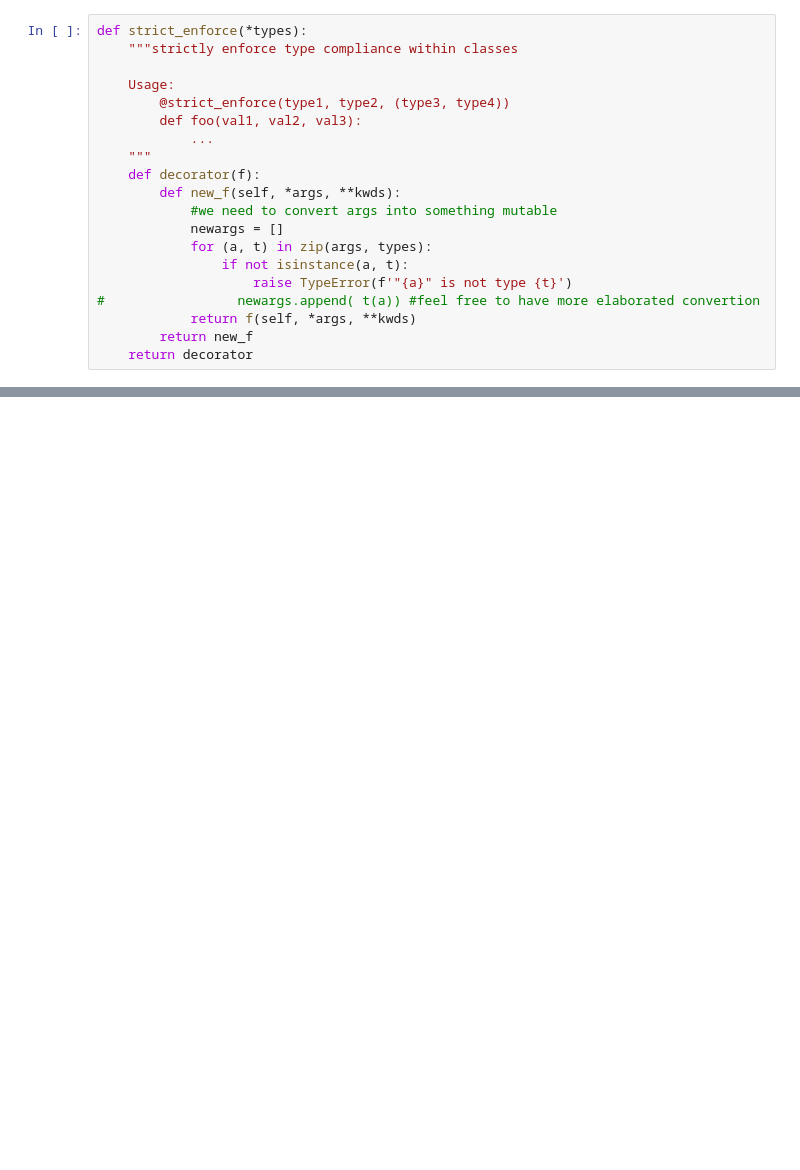
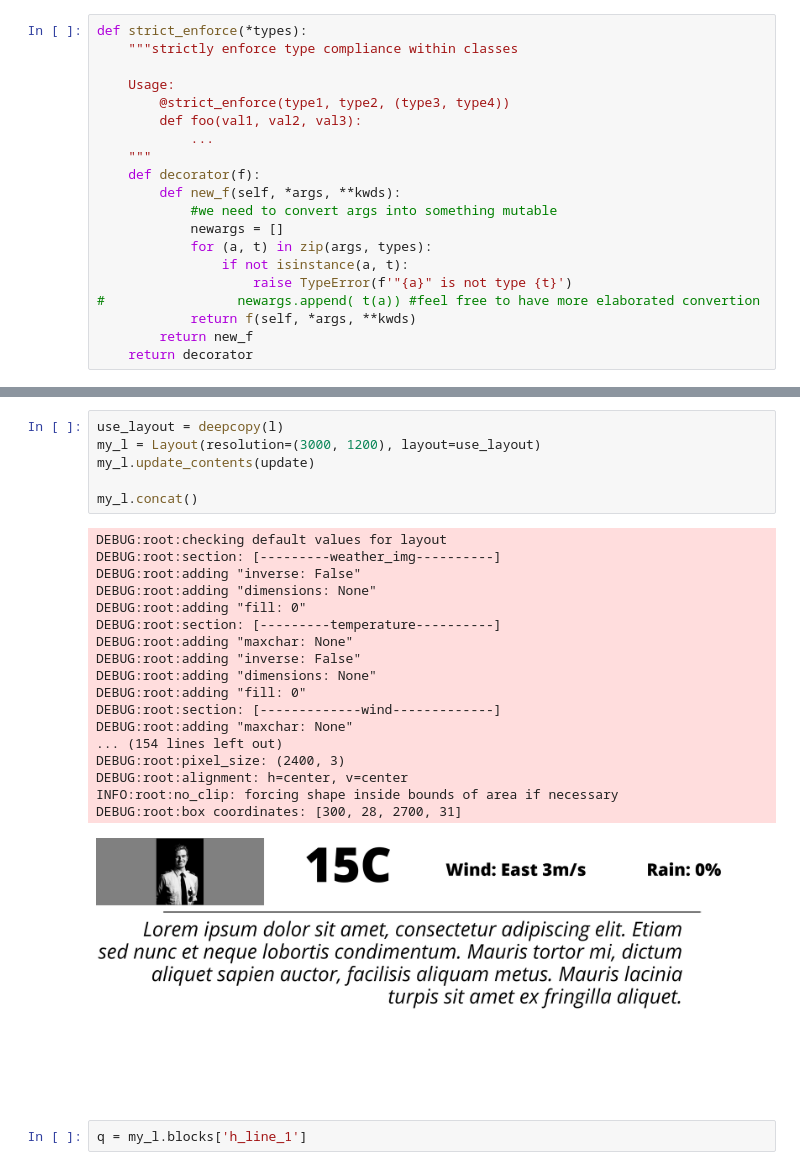
Before and after one commit to txoof/epdlib, a Jupyter notebook: epdlib/Layout.ipynb, the cells around one changed output, grey strips where cells are left out. Saved outputs shown, nothing was run; the diff lists cells and outputs as text; blank space fills up the shorter version.

Commit message:
wip - layout works for all block types, not backwards compatible

```diff
--- a/epdlib/Layout.ipynb
+++ b/epdlib/Layout.ipynb
@@ -47,0 +246,27 @@ def strict_enforce(*types):
+# %%
+use_layout = deepcopy(l)
+my_l = Layout(resolution=(3000, 1200), layout=use_layout)
+my_l.update_contents(update)
+
+my_l.concat()
+# %% [output]
+DEBUG:root:checking default values for layout
+DEBUG:root:section: [---------weather_img----------]
+DEBUG:root:adding "inverse: False"
+DEBUG:root:adding "dimensions: None"
+DEBUG:root:adding "fill: 0"
+DEBUG:root:section: [---------temperature----------]
+DEBUG:root:adding "maxchar: None"
+DEBUG:root:adding "inverse: False"
+DEBUG:root:adding "dimensions: None"
+DEBUG:root:adding "fill: 0"
+DEBUG:root:section: [-------------wind-------------]
+DEBUG:root:adding "maxchar: None"
+... (154 lines left out)
+DEBUG:root:pixel_size: (2400, 3)
+DEBUG:root:alignment: h=center, v=center
+INFO:root:no_clip: forcing shape inside bounds of area if necessary
+DEBUG:root:box coordinates: [300, 28, 2700, 31]
+[figure, added]
+# %%
+q = my_l.blocks['h_line_1']
```
Also changed, not shown: parts of 10 cells of this notebook.
